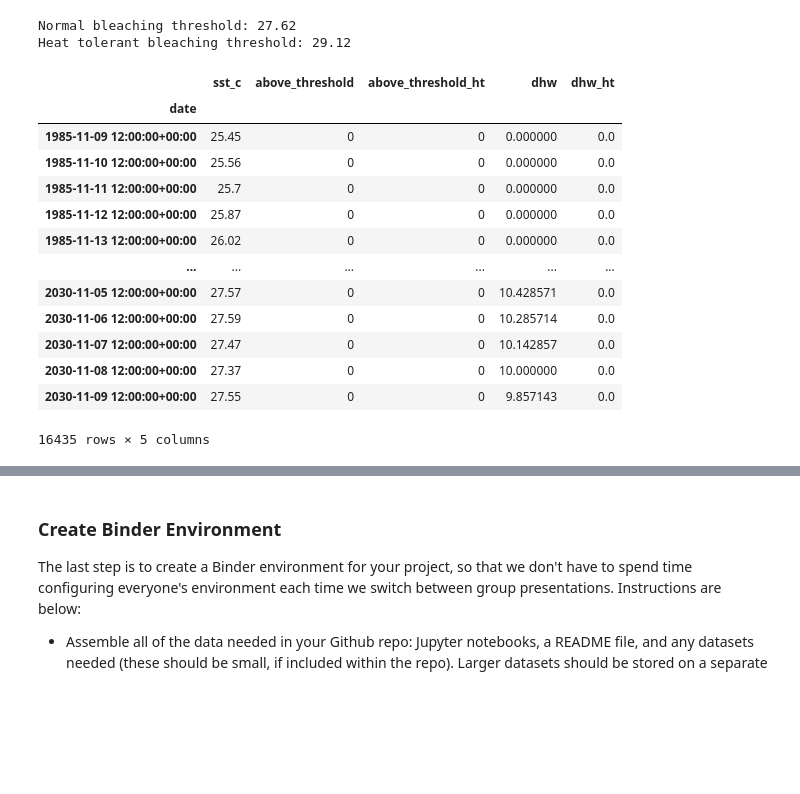
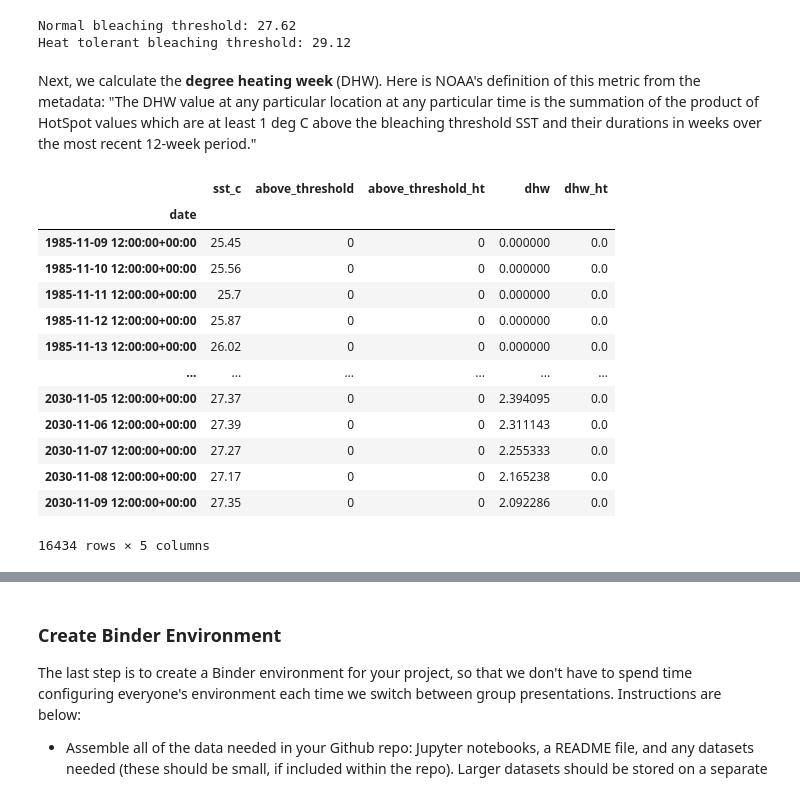
Before and after one commit to crcm-science/HW3_crcm-science, a Jupyter notebook: HW3_CoralTemp_Tutorial.ipynb, the cells around one changed output, grey strips where cells are left out. Saved outputs shown, nothing was run; the diff lists cells and outputs as text; code cells hidden in the pictures; blank space fills up the shorter version.

```diff
--- a/HW3_CoralTemp_Tutorial.ipynb
+++ b/HW3_CoralTemp_Tutorial.ipynb
@@ -223,6 +216,4 @@ sst_df
 # %%
-## Create a dataframe of "forecasted" SST
-
 # Create "training" dataset - in this simple example, we are just using the year prior
 sst_df_training = sst_df['2020-11-10 12:00:00+00:00':'2021-11-09 12:00:00+00:00']
 
@@ -236,19 +227,16 @@ sst_df_forecast['date'] = pd.date_range(start = '2021-11-10 12:00:00+00:00', end
 sst_df_forecast['date'] = pd.to_datetime(sst_df_forecast['date'])
 sst_df_forecast = sst_df_forecast.set_index(['date'])
 
-# set datetime frequency to days
-sst_df_forecast = sst_df_forecast.asfreq('d')
-
 # remove leap days
 sst_df_forecast = sst_df_forecast[~((sst_df_forecast.index.month == 2) & (sst_df_forecast.index.day == 29))]
 
-# Straightforwardly forecast SST warming
-sst_df_forecast['2021-11-10 12:00:00+00:00':'2022-11-09 12:00:00+00:00'] = sst_df_training + 0.2
-sst_df_forecast['2022-11-10 12:00:00+00:00':'2023-11-09 12:00:00+00:00'] = sst_df_training + 0.4
-sst_df_forecast['2023-11-10 12:00:00+00:00':'2024-11-09 12:00:00+00:00'] = sst_df_training + 0.6
-sst_df_forecast['2024-11-10 12:00:00+00:00':'2025-11-09 12:00:00+00:00'] = sst_df_training + 0.8
-sst_df_forecast['2025-11-10 12:00:00+00:00':'2026-11-09 12:00:00+00:00'] = sst_df_training + 1.0
-sst_df_forecast['2026-11-10 12:00:00+00:00':'2027-11-09 12:00:00+00:00'] = sst_df_training + 1.2
-sst_df_forecast['2027-11-10 12:00:00+00:00':'2028-11-09 12:00:00+00:00'] = sst_df_training + 1.4
-sst_df_forecast['2028-11-10 12:00:00+00:00':'2029-11-09 12:00:00+00:00'] = sst_df_training + 1.6
-sst_df_forecast['2029-11-10 12:00:00+00:00':'2030-11-09 12:00:00+00:00'] = sst_df_training + 1.8
+# Get list of years to be forecast
+forecasted_years = sst_df_forecast.index.year.unique().to_numpy()[:-1]
+
+# Iterate through years and apply basic yearly increase in SST
+for year in forecasted_years:
+    year_index = np.where(forecasted_years == year)[0][0]
+    yearly_sst_increase = 0.2
+    sst_df_forecast[str(year)+'-11-10 12:00:00+00:00':str(year+1)+'-11-09 12:00:00+00:00'] = sst_df_training + (year_index*yearly_sst_increase)
+
+sst_df_forecast.head()
@@ -321,33 +320,35 @@ print("Heat tolerant bleaching threshold: " + str(round(bleaching_threshold_ht,
 # %% [output]
 Normal bleaching threshold: 27.62
 Heat tolerant bleaching threshold: 29.12
+# %% [markdown]
+Next, we calculate the **degree heating week** (DHW). Here is NOAA's definition of this metric from the metadata: "The DHW value at any particular location at any particular time is the summation of the product of HotSpot values which are at least 1 deg C above the bleaching threshold SST and their durations in weeks over the most recent 12-week period."
 # %%
 ## Calculate degree heating week
 
 # Combine observed and forecasted data
 heat_stress_df = pd.concat([sst_df, sst_df_forecast], axis = 0)
 
 # Create columns showing daily heat stress
-heat_stress_df["above_threshold"] = np.where(heat_stress_df['sst_c'] - bleaching_threshold <= 0, 0, 1)
-heat_stress_df["above_threshold_ht"] = np.where(heat_stress_df['sst_c'] - bleaching_threshold_ht < 0, 0, 1)
+heat_stress_df["above_threshold"] = np.where(heat_stress_df['sst_c'] - bleaching_threshold <= 0, 0, heat_stress_df['sst_c'] - bleaching_threshold)
+heat_stress_df["above_threshold_ht"] = np.where(heat_stress_df['sst_c'] - bleaching_threshold_ht <= 0, 0, heat_stress_df['sst_c'] - bleaching_threshold_ht)
 
 # Calculate degree heating week (cumulative heat stress)
-heat_stress_df['dhw'] = heat_stress_df['above_threshold'].rolling(min_periods=1, window=90).sum()/7
-heat_stress_df['dhw_ht'] = heat_stress_df['above_threshold_ht'].rolling(min_periods=1, window=90).sum()/7
+heat_stress_df['dhw'] = heat_stress_df['above_threshold'].rolling(min_periods=1, window=84).sum()/7
+heat_stress_df['dhw_ht'] = heat_stress_df['above_threshold_ht'].rolling(min_periods=1, window=84).sum()/7
 
 heat_stress_df
 # %% [output]
 |  | sst_c | above_threshold | above_threshold_ht | dhw | dhw_ht |
 | date |  |  |  |  |  |
 | 1985-11-09 12:00:00+00:00 | 25.45 | 0 | 0 | 0.000000 | 0.0 |
 | 1985-11-10 12:00:00+00:00 | 25.56 | 0 | 0 | 0.000000 | 0.0 |
 | 1985-11-11 12:00:00+00:00 | 25.7 | 0 | 0 | 0.000000 | 0.0 |
 | 1985-11-12 12:00:00+00:00 | 25.87 | 0 | 0 | 0.000000 | 0.0 |
 | 1985-11-13 12:00:00+00:00 | 26.02 | 0 | 0 | 0.000000 | 0.0 |
 | ... | ... | ... | ... | ... | ... |
-| 2030-11-05 12:00:00+00:00 | 27.57 | 0 | 0 | 10.428571 | 0.0 |
-| 2030-11-06 12:00:00+00:00 | 27.59 | 0 | 0 | 10.285714 | 0.0 |
-| 2030-11-07 12:00:00+00:00 | 27.47 | 0 | 0 | 10.142857 | 0.0 |
-| 2030-11-08 12:00:00+00:00 | 27.37 | 0 | 0 | 10.000000 | 0.0 |
-| 2030-11-09 12:00:00+00:00 | 27.55 | 0 | 0 | 9.857143 | 0.0 |
+| 2030-11-05 12:00:00+00:00 | 27.37 | 0 | 0 | 2.394095 | 0.0 |
+| 2030-11-06 12:00:00+00:00 | 27.39 | 0 | 0 | 2.311143 | 0.0 |
+| 2030-11-07 12:00:00+00:00 | 27.27 | 0 | 0 | 2.255333 | 0.0 |
+| 2030-11-08 12:00:00+00:00 | 27.17 | 0 | 0 | 2.165238 | 0.0 |
+| 2030-11-09 12:00:00+00:00 | 27.35 | 0 | 0 | 2.092286 | 0.0 |
-16435 rows × 5 columns
+16434 rows × 5 columns
```
Also changed, not shown: parts of 24 cells of this notebook, 3 other files.
